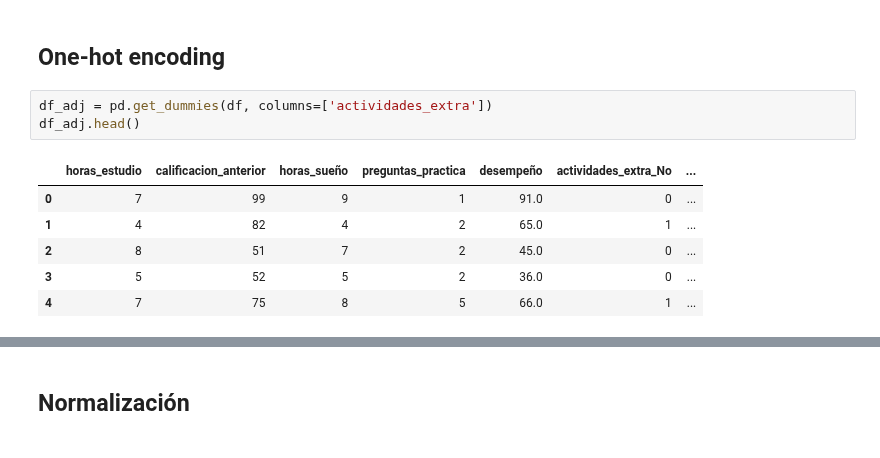
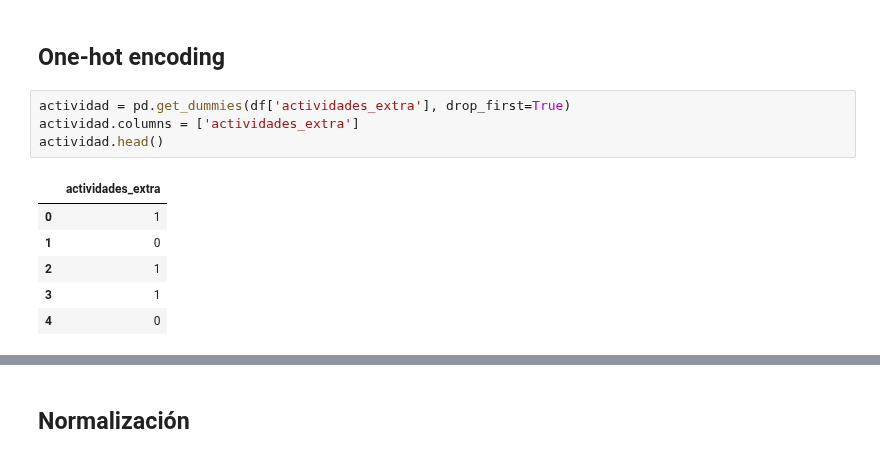
Before and after one commit to csameshiman/Axity_Curso_ML_2023, a Jupyter notebook: Ejercicios/Parte 02.Regresión/02-02-MLR-Ejercicio-Est.ipynb, the cells around one changed output, grey strips where cells are left out. Cells and saved outputs as stored; diff of their text form.

```diff
--- a/Ejercicios/Parte 02.Regresión/02-02-MLR-Ejercicio-Est.ipynb
+++ b/Ejercicios/Parte 02.Regresión/02-02-MLR-Ejercicio-Est.ipynb
@@ -58,12 +58,13 @@ df.head()
 # %% [markdown]
 ## One-hot encoding
 # %%
-df_adj = pd.get_dummies(df, columns=['actividades_extra'])
-df_adj.head()
+actividad = pd.get_dummies(df['actividades_extra'], drop_first=True)
+actividad.columns = ['actividades_extra']
+actividad.head()
 # %% [output]
-|  | horas_estudio | calificacion_anterior | horas_sueño | preguntas_practica | desempeño | actividades_extra_No | ... |
-| 0 | 7 | 99 | 9 | 1 | 91.0 | 0 | ... |
-| 1 | 4 | 82 | 4 | 2 | 65.0 | 1 | ... |
-| 2 | 8 | 51 | 7 | 2 | 45.0 | 0 | ... |
-| 3 | 5 | 52 | 5 | 2 | 36.0 | 0 | ... |
-| 4 | 7 | 75 | 8 | 5 | 66.0 | 1 | ... |
+|  | actividades_extra |
+| 0 | 1 |
+| 1 | 0 |
+| 2 | 1 |
+| 3 | 1 |
+| 4 | 0 |
```
Also changed, not shown: parts of 3 cells of this notebook.
